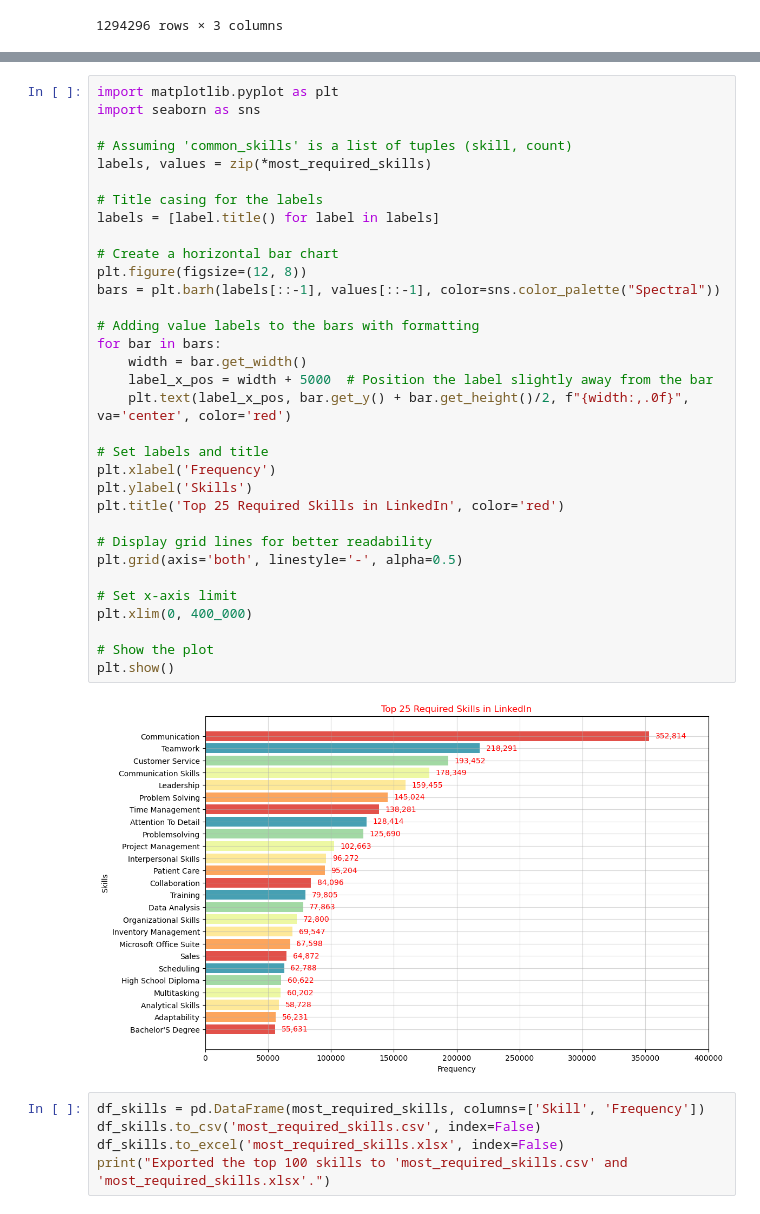
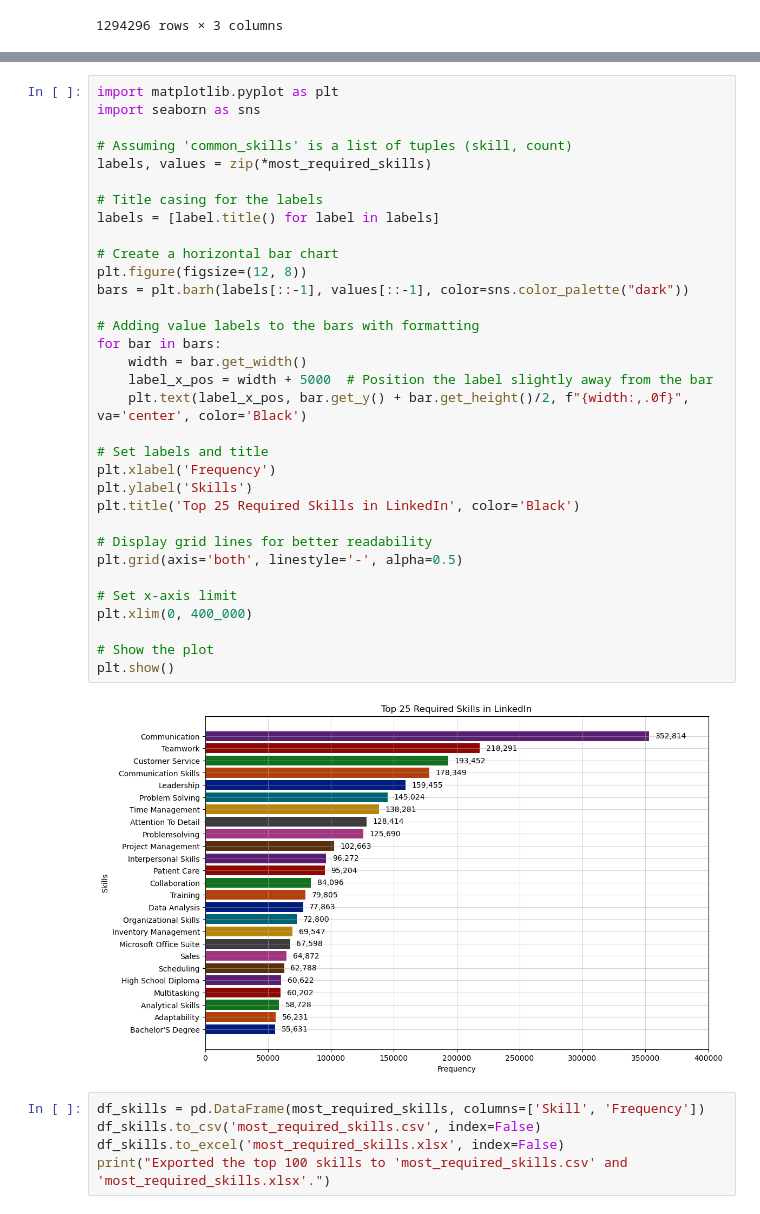
Before and after one commit to ankitpathak2345/Demanded_Skills, a Jupyter notebook: Skill_Set.ipynb, the cells around one changed output, grey strips where cells are left out. Cells and saved outputs as stored; diff of their text form.

```diff
--- a/Skill_Set.ipynb
+++ b/Skill_Set.ipynb
@@ -122,37 +122,37 @@ bachelor's degree: 55631
 import matplotlib.pyplot as plt
 import seaborn as sns
 
 # Assuming 'common_skills' is a list of tuples (skill, count)
 labels, values = zip(*most_required_skills)
 
 # Title casing for the labels
 labels = [label.title() for label in labels]
 
 # Create a horizontal bar chart
 plt.figure(figsize=(12, 8))
-bars = plt.barh(labels[::-1], values[::-1], color=sns.color_palette("Spectral"))
+bars = plt.barh(labels[::-1], values[::-1], color=sns.color_palette("dark"))
 
 # Adding value labels to the bars with formatting
 for bar in bars:
     width = bar.get_width()
     label_x_pos = width + 5000  # Position the label slightly away from the bar
-    plt.text(label_x_pos, bar.get_y() + bar.get_height()/2, f"{width:,.0f}", va='center', color='red')
+    plt.text(label_x_pos, bar.get_y() + bar.get_height()/2, f"{width:,.0f}", va='center', color='Black')
 
 # Set labels and title
 plt.xlabel('Frequency')
 plt.ylabel('Skills')
-plt.title('Top 25 Required Skills in LinkedIn', color='red')
+plt.title('Top 25 Required Skills in LinkedIn', color='Black')
 
 # Display grid lines for better readability
 plt.grid(axis='both', linestyle='-', alpha=0.5)
 
 # Set x-axis limit
 plt.xlim(0, 400_000)
 
 # Show the plot
 plt.show()
 # %% [output]
-[figure, old version]
+[figure, new version]
 # %%
 df_skills = pd.DataFrame(most_required_skills, columns=['Skill', 'Frequency'])
 df_skills.to_csv('most_required_skills.csv', index=False)
```
